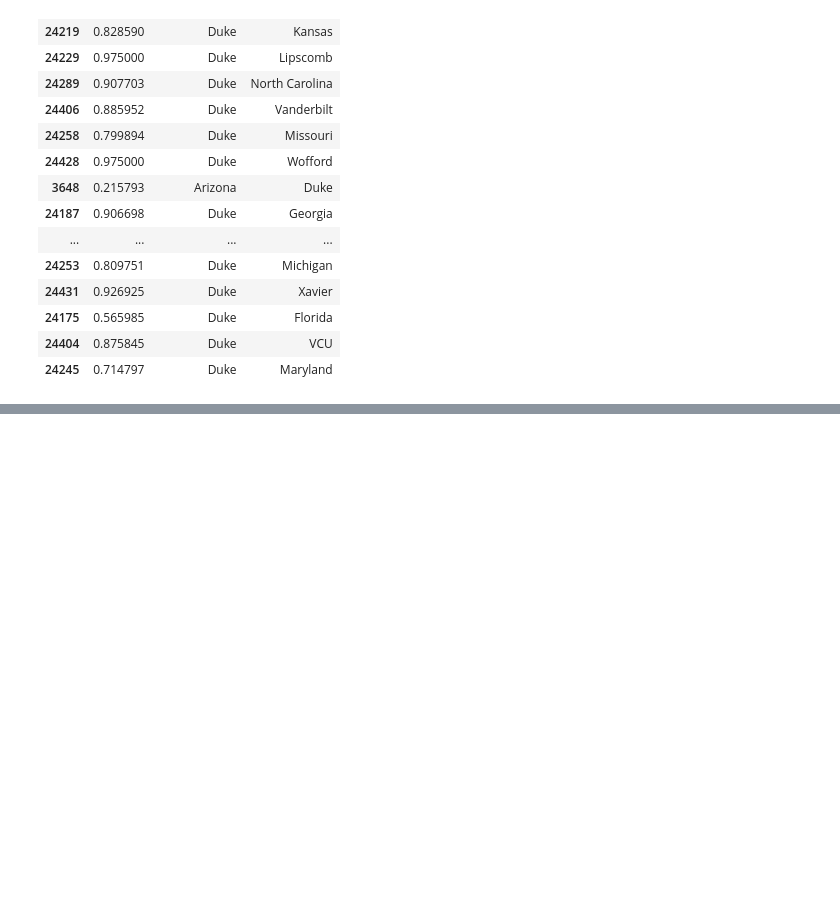
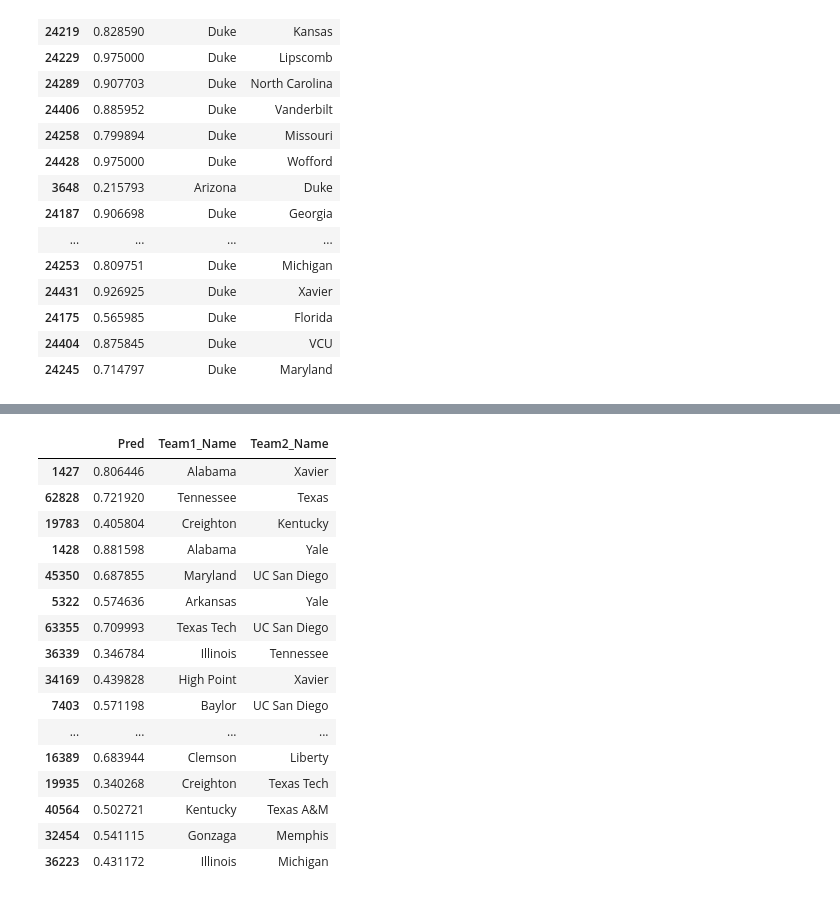
Before and after one commit to danchizik18/MarchMadness2025, a Jupyter notebook: notebooks/look_at_submission/exploreSubmission.ipynb, the cells around one changed output, grey strips where cells are left out. Saved outputs shown, nothing was run; the diff lists cells and outputs as text; code cells hidden in the pictures; blank space fills up the shorter version.

```diff
--- a/notebooks/look_at_submission/exploreSubmission.ipynb
+++ b/notebooks/look_at_submission/exploreSubmission.ipynb
@@ -603,0 +700,24 @@ final_duke[['Pred', 'Team1_Name', 'Team2_Name']].sample(20)
+# %%
+NER = pd.read_csv('../../submissions/NER_full_col_submission.csv')
+filtered_NER = NER[
+    (NER["Team1_Name"].isin(teams)) & (NER["Team2_Name"].isin(teams))
+]
+filtered_NER[['Pred', 'Team1_Name', 'Team2_Name']].sample(50)
+# %% [output]
+|  | Pred | Team1_Name | Team2_Name |
+| 1427 | 0.806446 | Alabama | Xavier |
+| 62828 | 0.721920 | Tennessee | Texas |
+| 19783 | 0.405804 | Creighton | Kentucky |
+| 1428 | 0.881598 | Alabama | Yale |
+| 45350 | 0.687855 | Maryland | UC San Diego |
+| 5322 | 0.574636 | Arkansas | Yale |
+| 63355 | 0.709993 | Texas Tech | UC San Diego |
+| 36339 | 0.346784 | Illinois | Tennessee |
+| 34169 | 0.439828 | High Point | Xavier |
+| 7403 | 0.571198 | Baylor | UC San Diego |
+| ... | ... | ... | ... |
+| 16389 | 0.683944 | Clemson | Liberty |
+| 19935 | 0.340268 | Creighton | Texas Tech |
+| 40564 | 0.502721 | Kentucky | Texas A&M |
+| 32454 | 0.541115 | Gonzaga | Memphis |
+| 36223 | 0.431172 | Illinois | Michigan |
```
Also changed, not shown: parts of 12 cells of this notebook, 2 other files.
